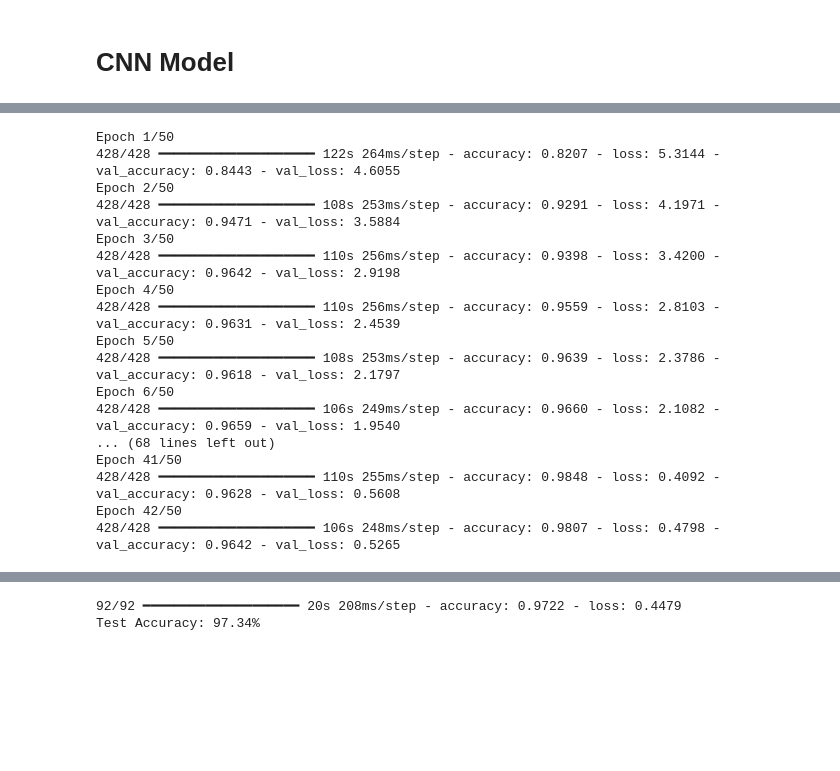
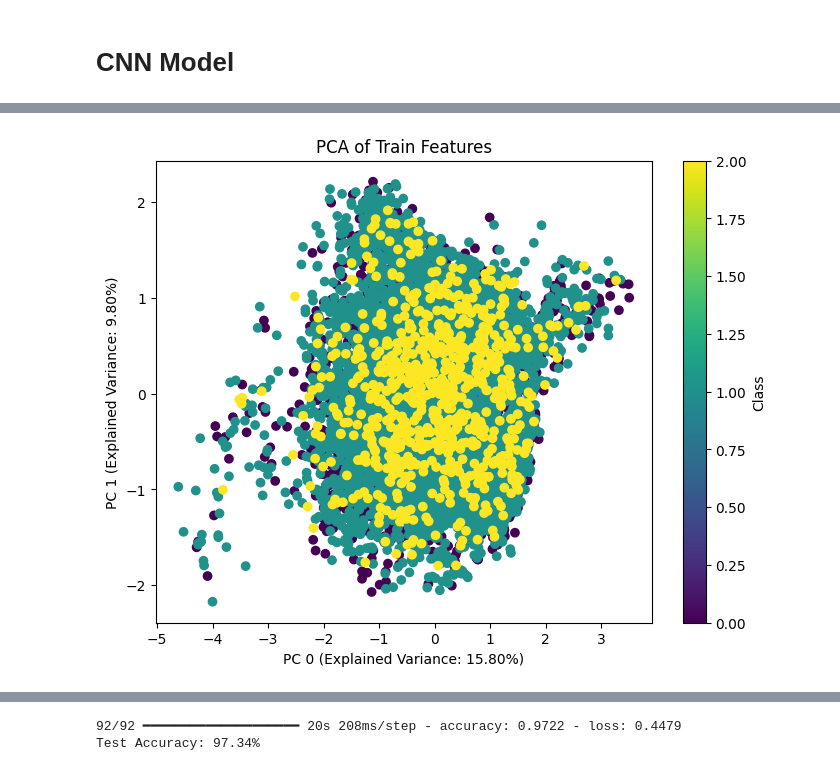
Before and after one commit to Domaakshithareddy/Fruit-Quality-Identification, a Jupyter notebook: Fruit_Quality_Identification.ipynb, the cells around one changed output, grey strips where cells are left out. Drawn from its saved outputs; the diff is of its cells as text; code cells hidden in the pictures; blank space fills up the shorter version.

```diff
--- a/Fruit_Quality_Identification.ipynb
+++ b/Fruit_Quality_Identification.ipynb
@@ -285,28 +305,15 @@ Model: "sequential_1"
-# %%
-early_stopping = tf.keras.callbacks.EarlyStopping(monitor='val_loss', patience=5, restore_best_weights=True)
-# reduce_lr = tf.keras.callbacks.ReduceLROnPlateau(monitor='val_loss', factor=0.5, patience=3, verbose=1)
-Epochs=50
-history = model.fit(
-    train_generator,
-    epochs=Epochs,
-    validation_data=val_generator,
-    callbacks=[early_stopping]
-)
-# %% [output]
-Epoch 1/50
-428/428 ━━━━━━━━━━━━━━━━━━━━ 122s 264ms/step - accuracy: 0.8207 - loss: 5.3144 - val_accuracy: 0.8443 - val_loss: 4.6055
-Epoch 2/50
-428/428 ━━━━━━━━━━━━━━━━━━━━ 108s 253ms/step - accuracy: 0.9291 - loss: 4.1971 - val_accuracy: 0.9471 - val_loss: 3.5884
-Epoch 3/50
-428/428 ━━━━━━━━━━━━━━━━━━━━ 110s 256ms/step - accuracy: 0.9398 - loss: 3.4200 - val_accuracy: 0.9642 - val_loss: 2.9198
-Epoch 4/50
-428/428 ━━━━━━━━━━━━━━━━━━━━ 110s 256ms/step - accuracy: 0.9559 - loss: 2.8103 - val_accuracy: 0.9631 - val_loss: 2.4539
-Epoch 5/50
-428/428 ━━━━━━━━━━━━━━━━━━━━ 108s 253ms/step - accuracy: 0.9639 - loss: 2.3786 - val_accuracy: 0.9618 - val_loss: 2.1797
-Epoch 6/50
-428/428 ━━━━━━━━━━━━━━━━━━━━ 106s 249ms/step - accuracy: 0.9660 - loss: 2.1082 - val_accuracy: 0.9659 - val_loss: 1.9540
-... (68 lines left out)
-Epoch 41/50
-428/428 ━━━━━━━━━━━━━━━━━━━━ 110s 255ms/step - accuracy: 0.9848 - loss: 0.4092 - val_accuracy: 0.9628 - val_loss: 0.5608
-Epoch 42/50
-428/428 ━━━━━━━━━━━━━━━━━━━━ 106s 248ms/step - accuracy: 0.9807 - loss: 0.4798 - val_accuracy: 0.9642 - val_loss: 0.5265
+# %%
+from sklearn.decomposition import PCA
+import matplotlib.pyplot as plt
+
+pca = PCA(n_components=2)
+train_features_2d = pca.fit_transform(train_features)
+plt.figure(figsize=(8, 6))
+scatter = plt.scatter(train_features_2d[:, 0], train_features_2d[:, 1], c=train_labels, cmap='viridis')
+plt.xlabel(f'PC 0 (Explained Variance: {pca.explained_variance_ratio_[0]:.2%})')
+plt.ylabel(f'PC 1 (Explained Variance: {pca.explained_variance_ratio_[1]:.2%})')
+plt.title('PCA of Train Features')
+plt.colorbar(scatter, label='Class')
+plt.show()
+# %% [output]
+[figure, added]
```
Also changed, not shown: parts of 8 cells of this notebook.
